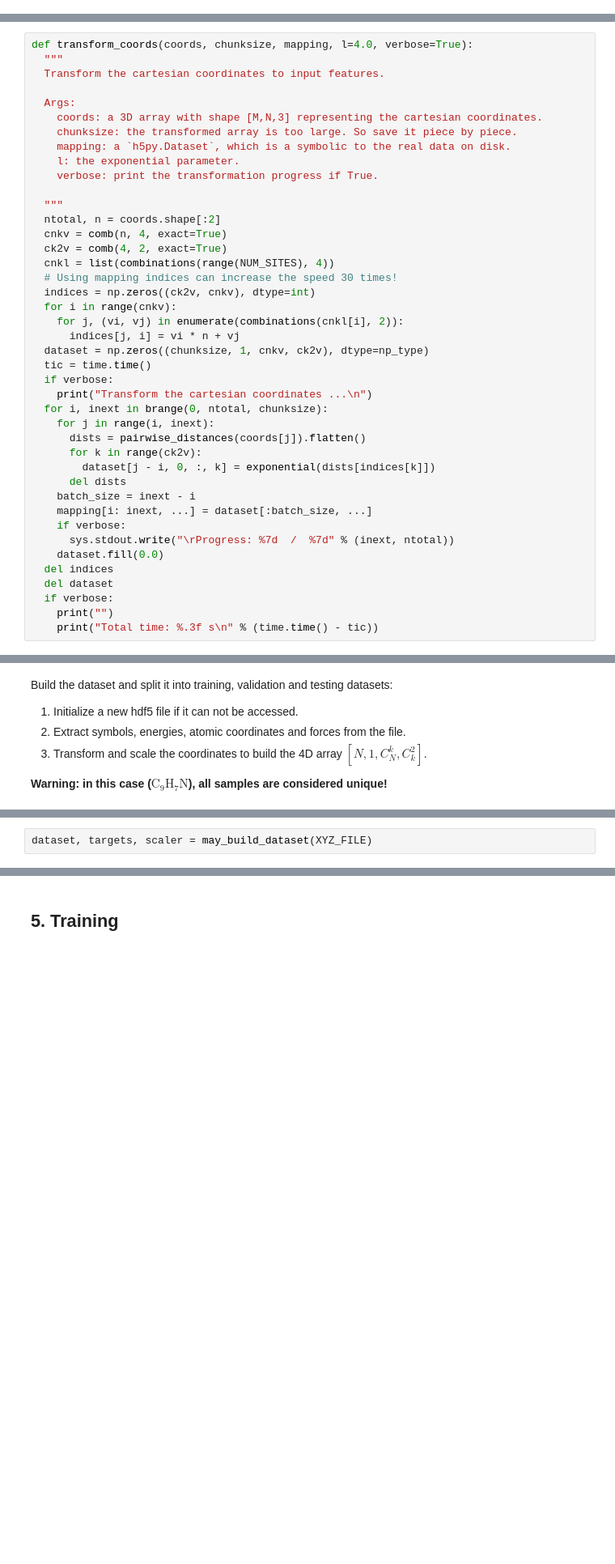
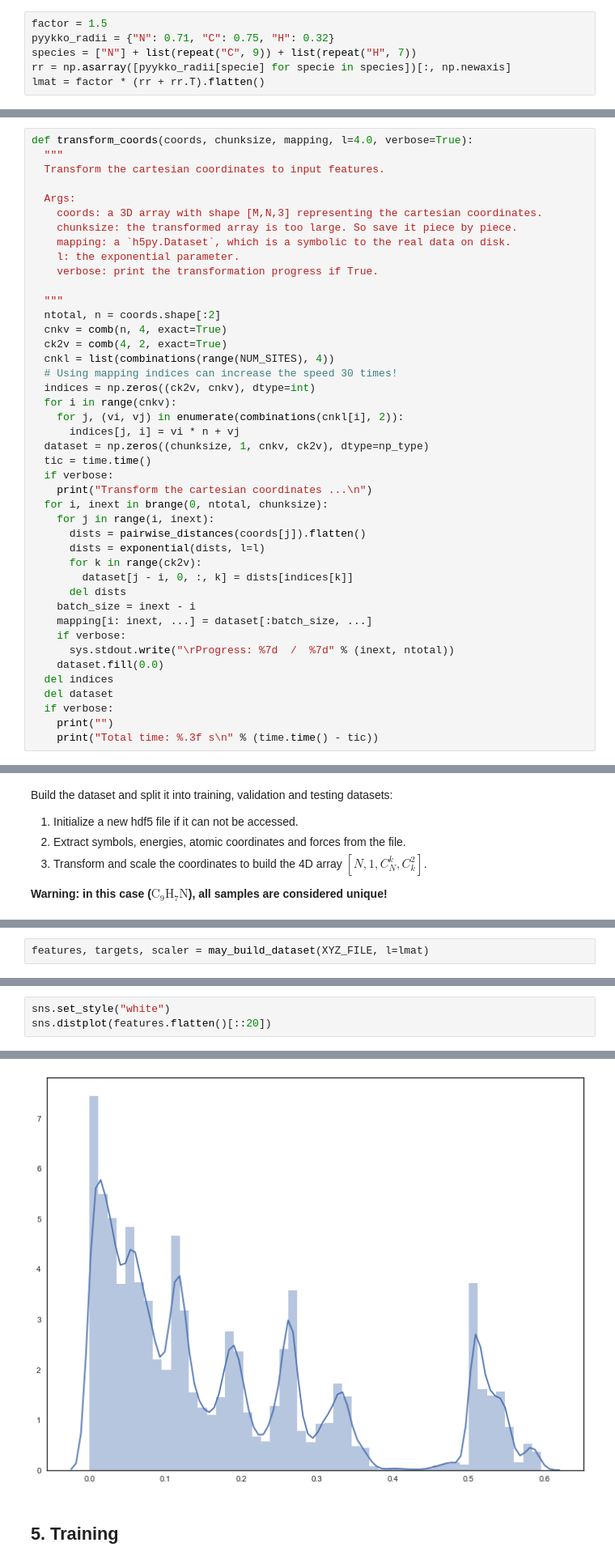
Before and after one commit to Bismarrck/kcon, a Jupyter notebook: mbenn/zhai_mbenn.ipynb, the cells around one changed output, grey strips where cells are left out. Shown: that part at 81% size. Cells and saved outputs as stored; diff of their text form; blank space fills up the shorter version.

```diff
--- a/mbenn/zhai_mbenn.ipynb
+++ b/mbenn/zhai_mbenn.ipynb
@@ -73,3 +77,9 @@ cuda_on = False
+# %%
+factor = 1.5
+pyykko_radii = {"N": 0.71, "C": 0.75, "H": 0.32}
+species = ["N"] + list(repeat("C", 9)) + list(repeat("H", 7))
+rr = np.asarray([pyykko_radii[specie] for specie in species])[:, np.newaxis]
+lmat = factor * (rr + rr.T).flatten()
 # %% [markdown]
 Invoke the interactive session
 # %%
@@ -321,8 +338,9 @@ def transform_coords(coords, chunksize, mapping, l=4.0, verbose=True):
   for i, inext in brange(0, ntotal, chunksize):
     for j in range(i, inext):
       dists = pairwise_distances(coords[j]).flatten()
+      dists = exponential(dists, l=l)
       for k in range(ck2v):
-        dataset[j - i, 0, :, k] = exponential(dists[indices[k]])
+        dataset[j - i, 0, :, k] = dists[indices[k]]
       del dists
     batch_size = inext - i
     mapping[i: inext, ...] = dataset[:batch_size, ...]
@@ -554,7 +577,7 @@ def may_build_dataset(filename, l=4.0, verbose=True):
     print("")
   return features, targets, scaler
 # %%
-dataset, targets, scaler = may_build_dataset(XYZ_FILE)
+features, targets, scaler = may_build_dataset(XYZ_FILE, l=lmat)
 # %% [output]
 -> Load the training, validation and testing datasets ...
 
@@ -567,0 +603,4 @@ Define a helper function for scaling the RMS to the origin energy unit.
+# %%
+sns.set_style("white")
+sns.distplot(features.flatten()[::20])
+# %% [output]
@@ -568,3 +608,4 @@ Define a helper function for scaling the RMS to the origin energy unit.
+[figure, added]
 # %% [markdown]
 ## 5. Training
 # %% [markdown]
```
Also changed, not shown: parts of 21 cells of this notebook, 1 other file.
